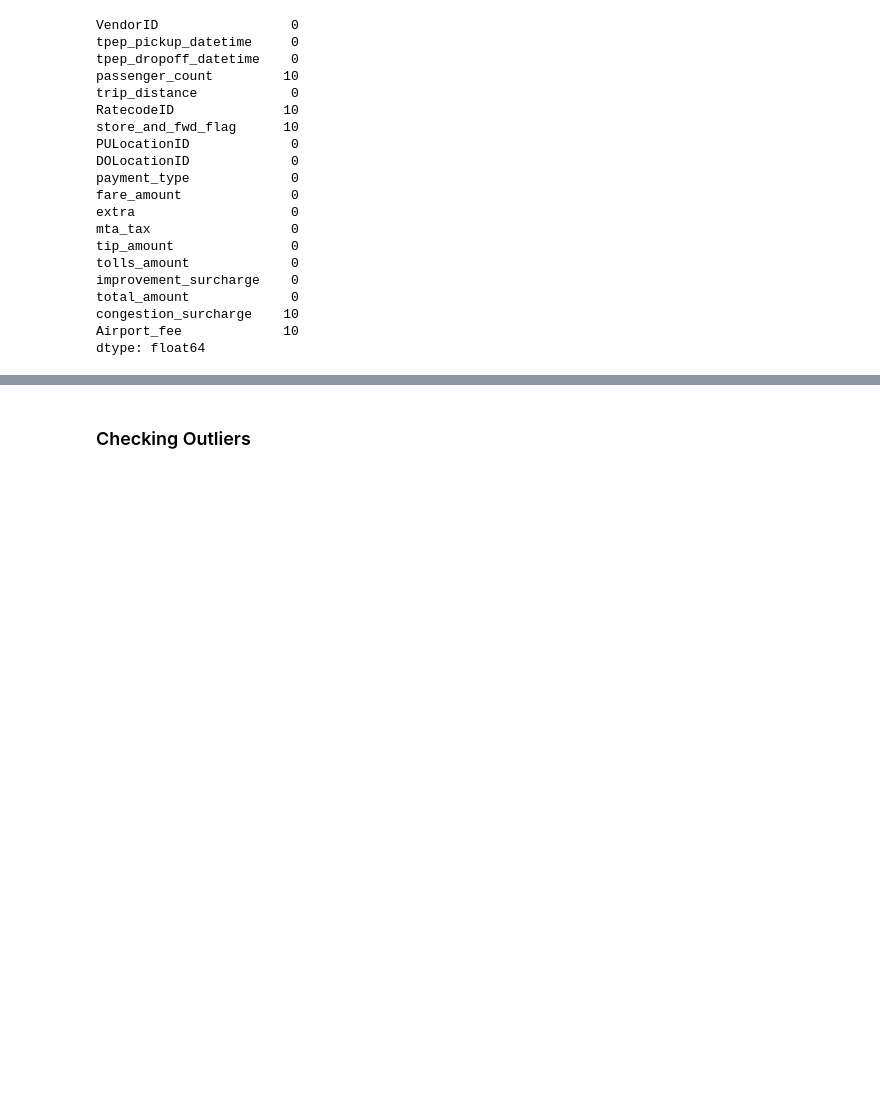
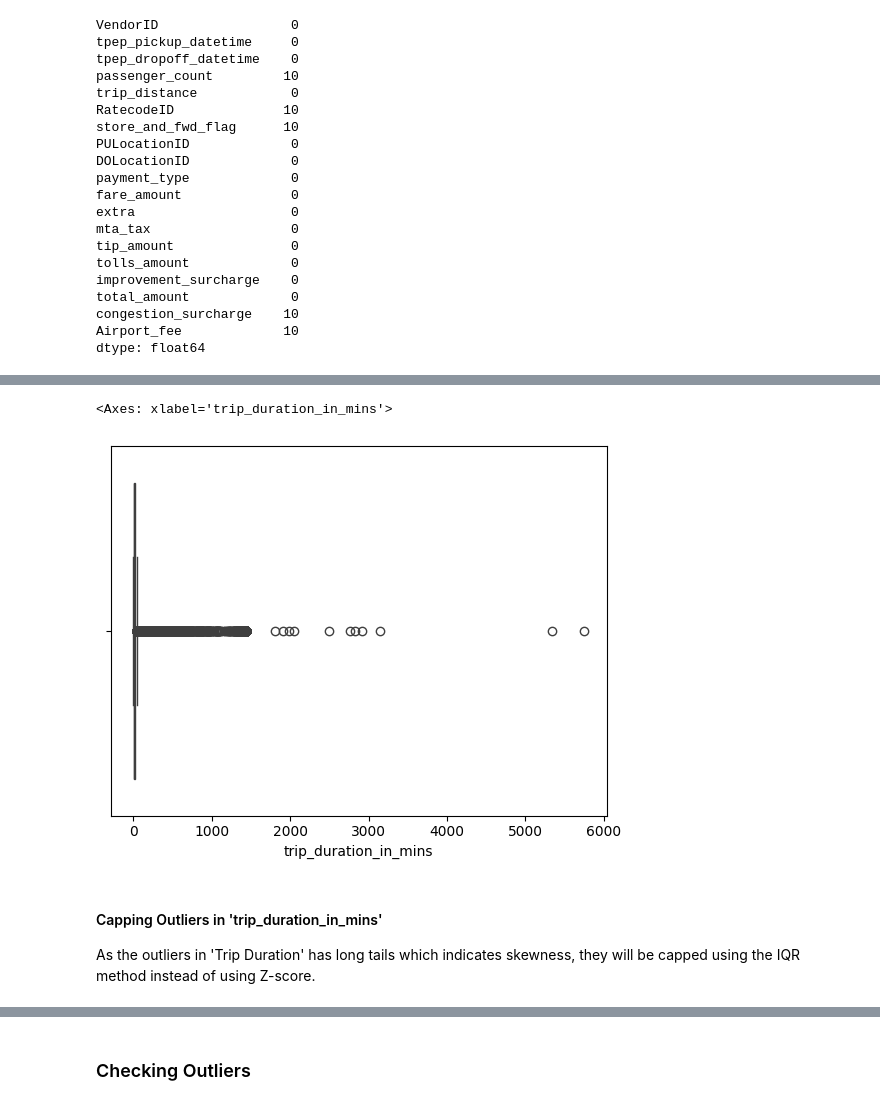
Before and after one commit to ikml-bsrn/NYC_Taxi_Trip_Duration, a Jupyter notebook: nyc_tlc_green.ipynb, the cells around one changed output, grey strips where cells are left out. Drawn from its saved outputs; the diff is of its cells as text; code cells hidden in the pictures; blank space fills up the shorter version.

```diff
--- a/nyc_tlc_green.ipynb
+++ b/nyc_tlc_green.ipynb
@@ -122,0 +183,4 @@ dtype: float64
+# %%
+yellow_taxi_df['trip_duration_in_mins'] = (yellow_taxi_df['tpep_dropoff_datetime'] - yellow_taxi_df['tpep_pickup_datetime']).dt.total_seconds() / 60
+
+yellow_taxi_df.head(10)
@@ -122,0 +223,4 @@ dtype: float64
+# %%
+yellow_taxi_df = yellow_taxi_df.loc[yellow_taxi_df['trip_duration_in_mins'] >= 0]
+
+print(f"Percentage of Rows with Negative Values in 'trip_duration_in_mins': {len(yellow_taxi_df.loc[yellow_taxi_df['trip_duration_in_mins'] < 0]) / len(yellow_taxi_df) * 100}")
@@ -122,0 +241,9 @@ dtype: float64
+# %%
+sns.boxplot(x=yellow_taxi_df['trip_duration_in_mins'])
+# %% [output]
+<Axes: xlabel='trip_duration_in_mins'>
+[figure, added]
+# %% [markdown]
+#### Capping Outliers in 'trip_duration_in_mins'
+
+As the outliers in 'Trip Duration' has long tails which indicates skewness, they will be capped using the IQR method instead of using Z-score.
```
Also changed, not shown: parts of 55 cells of this notebook.
